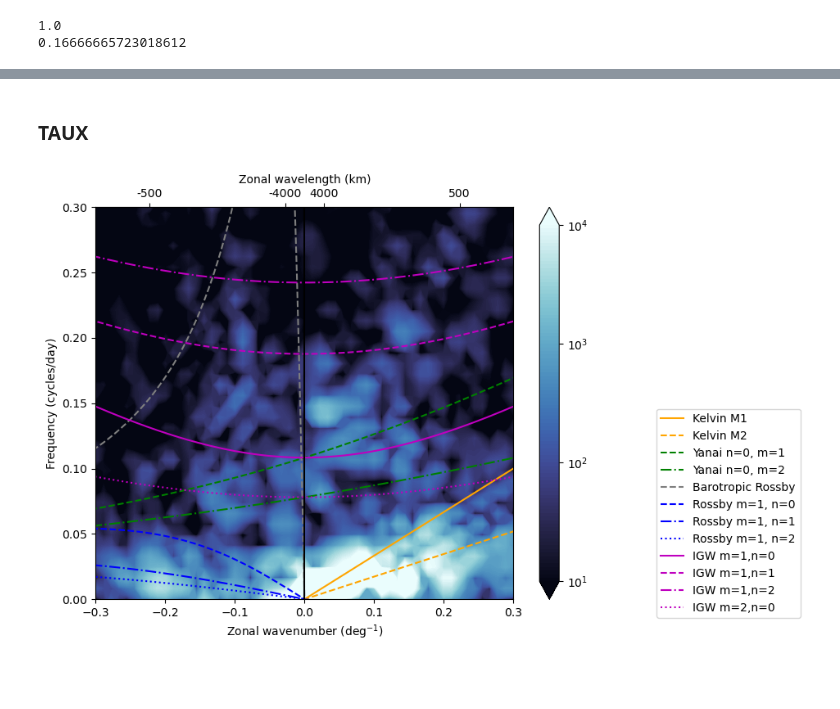
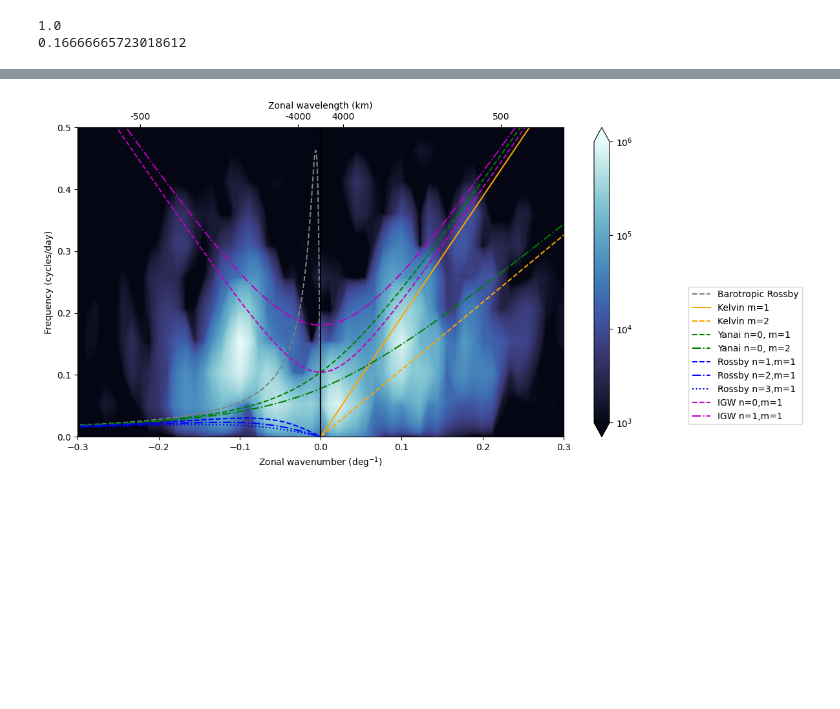
Before and after one commit to eldavenport/TPOSE6_Sensitivity, a Jupyter notebook: k_omega_plot.ipynb, the cells around one changed output, grey strips where cells are left out. Cells and saved outputs as stored; diff of their text form; code cells hidden in the pictures; blank space fills up the shorter version.

```diff
--- a/k_omega_plot.ipynb
+++ b/k_omega_plot.ipynb
@@ -264,0 +206,20 @@ plt.show()
+# %%
+# # --- Dispersion relations --- in rad/s
+def omega_kelvin_fn(k, c):
+#     # Kelvin waves exist for eastward (positive k) only
+    omega = np.zeros_like(k)
+    omega[k>=0] = c*k[k>=0]
+    omega[k<0] = np.nan  # optional: don't plot Kelvin for negative k
+    return omega
+
+def omega_yanai(k, c, beta):
+    return 0.5*(c*k - np.sqrt((c*k)**2 + 4*beta*c))
+
+def omega_yanai_east(k, c, beta):
+    return 0.5*(c*k + np.sqrt((c*k)**2 + 4*beta*c))
+
+def omega_rossby_fn(k, n, c, beta):
+    return - beta*k / (k**2 + (2*n + 1)*beta/c)
+
+def omega_IG(k, n, c, beta):
+    return np.sqrt(c**2 * k**2 + (2*n + 1)*beta*c)
@@ -345,2 +319,0 @@ fig.savefig(folder_name + 'k_omega_spectrum_ETAN_notlog.png', dpi=300)
-# %% [markdown]
-### TAUX
@@ -379,45 +320,55 @@ P_da = xr.DataArray(P_pos, dims=['omega','kx'],
 # %%
+deg2m = 111320      # m per degree at equator
+
+# -----------------------------
+# Wavenumber array (signed)
+# -----------------------------
+k_deg = np.linspace(-0.5, 0.5, 1000)   # deg^-1
+k_m = k_deg / deg2m                     # convert to 1/m
+k_rad = 2*np.pi * k_m  # now in rad/m
+omega_barotropic = -beta * k_rad / (k_rad**2 + 1 * beta / c_barotropic)  # rad/s
+freq_barotropic_ross = omega_barotropic * 86400 / (2*np.pi)  # cycles/day
+
 from matplotlib.colors import LogNorm
-log_levels = np.logspace(1, 4, 100)
-fig, ax = plt.subplots(figsize=(10,6))
-cf = P_da.plot.contourf(ax=ax,x='kx', y='omega', cmap=cmo.ice,levels=log_levels,extend='both',norm=LogNorm(vmin=1e1,vmax=1e4))
+log_levels = np.logspace(3, 6, 100)
+fig, ax = plt.subplots(figsize=(12,6))
+cf = P_da_sym.plot.contourf(ax=ax,x='kx', y='omega', cmap=cmo.ice,levels=log_levels,extend='both',norm=LogNorm(vmin=1e3,vmax=1e6))
 
 # set log scale ticks for colorbar
 cbar = cf.colorbar
-cbar.set_ticks([10, 100, 1000, 10000])
+cbar.set_ticks([1000, 10000, 100000, 1000000])
 
-ax.set_xlim(-0.3,0.3)
-ax.set_ylim(0,0.3)
 ax.set_ylabel('Frequency (cycles/day)')
 ax.set_xlabel('Zonal wavenumber (deg$^{-1}$)')
 # Overlay dispersion curves
-ax.plot(k_deg, f_kelvin, color='orange', label='Kelvin M1')
-ax.plot(k_deg, freq_kelvin_m2, color='orange', linestyle='--',label='Kelvin M2')
-ax.plot(k_deg, f_yanai_m1, color='green', linestyle='--',label='Yanai n=0, m=1')
-ax.plot(k_deg, f_yanai_m2, color='green', linestyle='-.', label='Yanai n=0, m=2')
-plt.plot(k_deg, freq_barotropic_ross, color='gray', linestyle='--', label='Barotropic Rossby')
-ax.plot(k_deg, f_rossby0, color='blue', linestyle='--', label='Rossby m=1, n=0')
-ax.plot(k_deg, f_rossby1, color='blue', linestyle='-.', label='Rossby m=1, n=1')
-ax.plot(k_deg, f_rossby2, color='blue', linestyle=':', label='Rossby m=1, n=2')
-ax.plot(k_deg, f_ig0, color='m', label='IGW m=1,n=0')
-ax.plot(k_deg, f_ig1, color='m', linestyle='--', label='IGW m=1,n=1')
-ax.plot(k_deg, f_ig2, color='m', linestyle='-.', label='IGW m=1,n=2')
-ax.plot(k_deg, freq_igw_m2, color='m', linestyle=':', label='IGW m=2,n=0')
+ax.plot(k_deg, freq_barotropic_ross, color='gray', linestyle='--', label='Barotropic Rossby')
+ax.plot(k_deg, omega_kelvin_fn(k_rad, c1)*86400/(2*np.pi), color='orange', label='Kelvin m=1')
+ax.plot(k_deg, omega_kelvin_fn(k_rad, c2)*86400/(2*np.pi), color='orange', linestyle='--',label='Kelvin m=2')
+ax.plot(k_deg, omega_yanai_east(k_rad, c1, beta)*86400/(2*np.pi), color='green', linestyle='--',label='Yanai n=0, m=1')
+ax.plot(k_deg, omega_yanai_east(k_rad, c2, beta)*86400/(2*np.pi), color='green', linestyle='-.', label='Yanai n=0, m=2')
+ax.plot(k_deg, omega_rossby_fn(k_rad, 1, c1, beta)*86400/(2*np.pi), color='blue', linestyle='--', label='Rossby n=1,m=1')
+ax.plot(k_deg, omega_rossby_fn(k_rad, 2, c1, beta)*86400/(2*np.pi), color='blue', linestyle='-.', label='Rossby n=2,m=1')
+ax.plot(k_deg, omega_rossby_fn(k_rad, 3, c1, beta)*86400/(2*np.pi), color='blue', linestyle=':', label='Rossby n=3,m=1')
+ax.plot(k_deg, omega_IG(k_rad, 0, c1, beta)*86400/(2*np.pi), color='m', linestyle='--', label='IGW n=0,m=1')
+ax.plot(k_deg, omega_IG(k_rad, 1, c1, beta)*86400/(2*np.pi), color='m', linestyle='-.', label='IGW n=1,m=1')
+# ax.plot(k_deg, omega_IG(k_rad, 0, c2, beta)*86400/(2*np.pi), color='m', linestyle=':', label='IGW n=0,m=2')
+# ax.plot(k_deg, omega_IG(k_rad, 1, c2, beta)*86400/(2*np.pi), color='m', label='IGW n=1,m=2')
 ax.axvline(0, color='k',label='_nolabel')
-ax.legend(bbox_to_anchor=(1.7, 0.5))
+ax.legend(bbox_to_anchor=(1.5, 0.5))
 
 # Manually set secondary x-axis ticks
 km_ticks = np.array([-4000, -500, 500, 4000])  # desired top-axis tick labels in km
 kdeg_for_ticks = deg2m / (1000 * km_ticks)     # convert km → k_deg
 # Set secondary axis manually with fixed tick positions
 secax = ax.secondary_xaxis('top')
 secax.set_xticks(kdeg_for_ticks)                  # positions in deg^-1
 secax.set_xticklabels([str(int(wl)) for wl in km_ticks])  # labels in km
 secax.set_xlabel('Zonal wavelength (km)')
 
+ax.set_xlim(-0.3,0.3)
+ax.set_ylim(0,0.5)
+
 plt.tight_layout()
-fig.savefig(folder_name + 'k_omega_spectrum_TAUX.png', dpi=300)
+fig.savefig(folder_name + 'k_omega_spectrum_ETAN_symmetric.png', dpi=300)
 # %% [output]
-[figure, old version]
+[figure, new version]
-# %% [markdown]
-###
```
Also changed, not shown: parts of 19 cells of this notebook, 4 other files.
